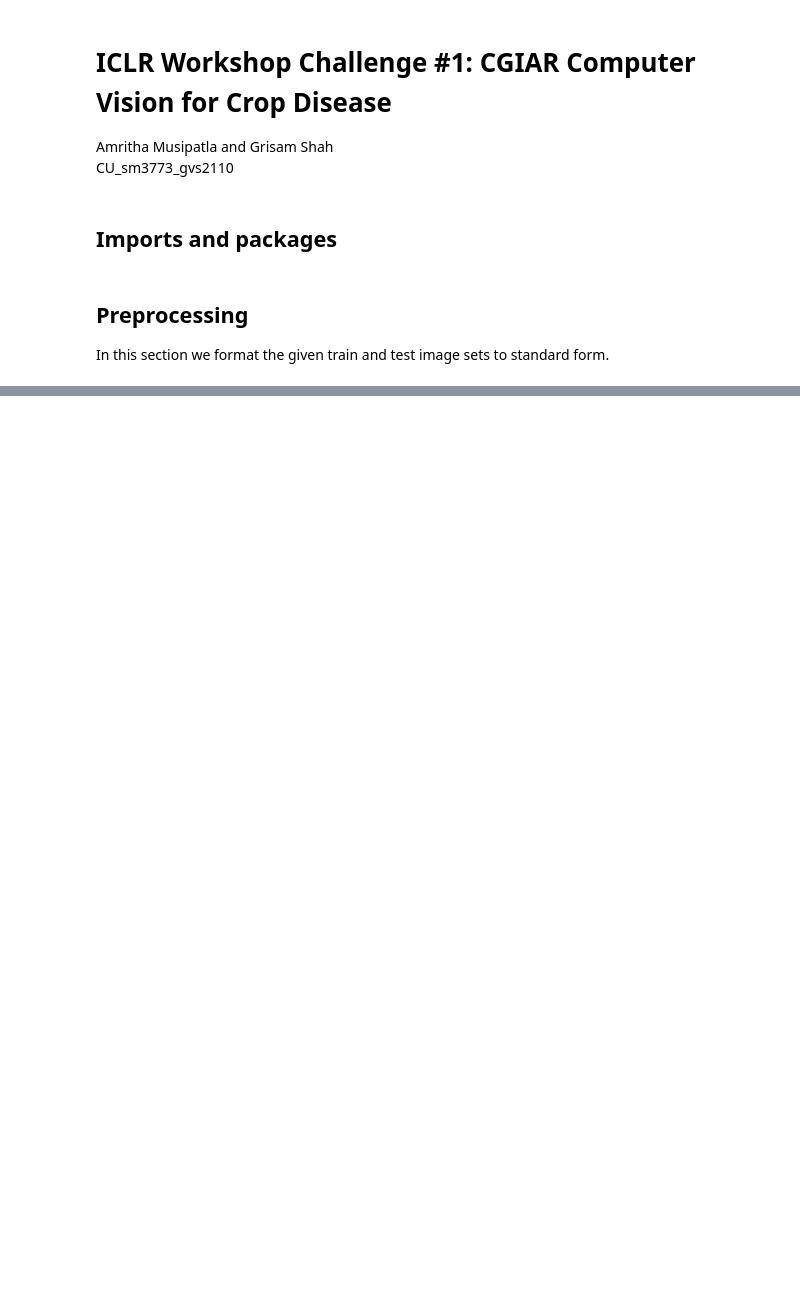
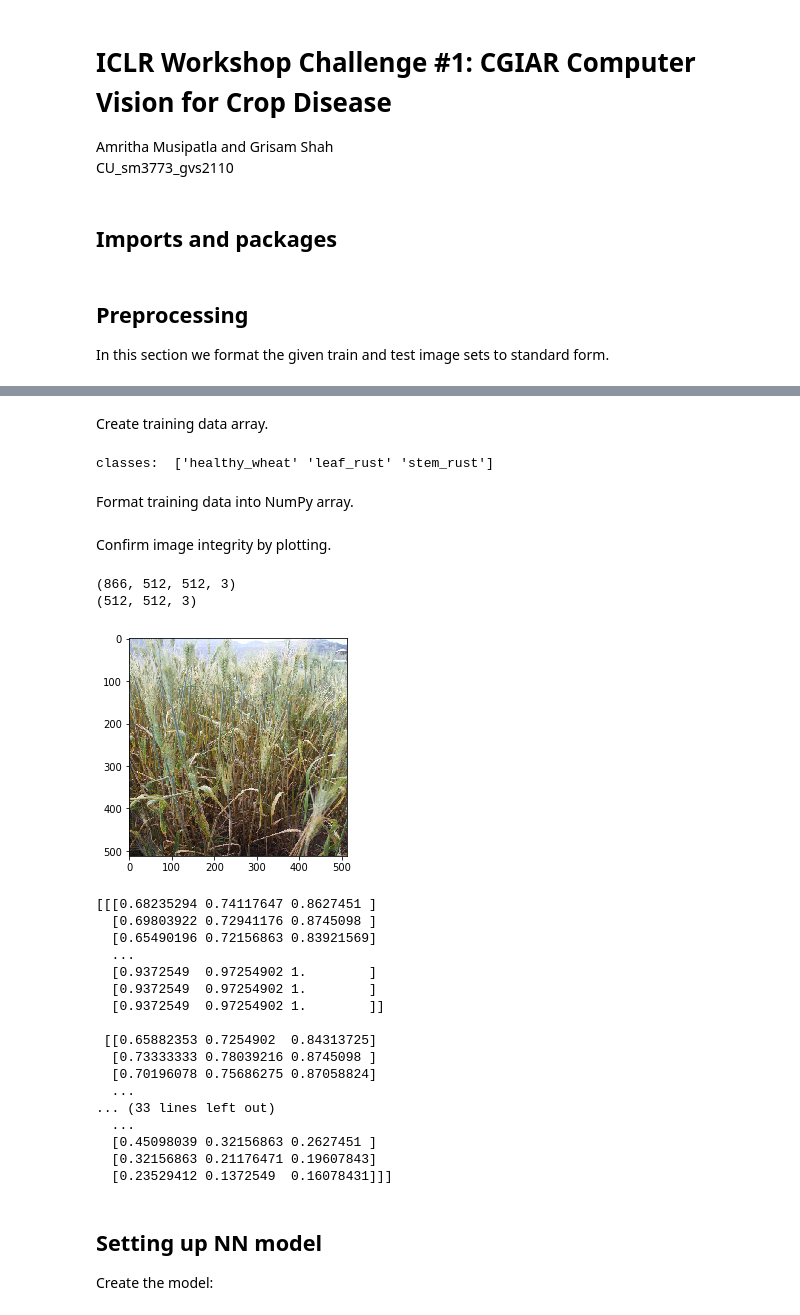
Before and after one commit to a-musipatla/CU_sm3773_gvs2110---CV-for-Crop-Disease, a Jupyter notebook: crop_disease.ipynb, the cells around one changed output, grey strips where cells are left out. Cells and saved outputs as stored; diff of their text form; code cells hidden in the pictures; blank space fills up the shorter version.

Commit message:
Add the initial keras model

```diff
--- a/crop_disease.ipynb
+++ b/crop_disease.ipynb
@@ -55,0 +66,71 @@ for subdir, dirs, ims in os.walk(test_dir):
+# %%
+def image_to_array(image_path, default_size):
+    try:
+        im = Image.open(image_path)
+        if im is not None:
+            out = im.resize(default_size)
+            return img_to_array(out)
+        else:
+            return np.array([])
+    except Exception as e:
+        print(f"Error : {e}")
+        return None
+# %% [markdown]
+Create training data array.
+# %%
+default_size = [512, 512]
+
+train_data = []
+train_labels = []
+for subdir, dirs, ims in os.walk(train_dir):
+    for im in ims:
+        if im.endswith(".jpg") or im.endswith(".JPG"):
+            im_path = subdir + os.sep + im
+            train_data.append(image_to_array(im_path, default_size))
+            train_labels.append(subdir.split(os.sep)[-1])
+
+# One hot encoding labels
+label_binarizer = LabelBinarizer()
+train_labels = label_binarizer.fit_transform(train_labels)
+n_classes = len(label_binarizer.classes_)
+print("classes: ", label_binarizer.classes_)
+# %% [output]
+classes:  ['healthy_wheat' 'leaf_rust' 'stem_rust']
+# %% [markdown]
+Format training data into NumPy array.
+# %%
+np_train_data = np.array(train_data, dtype=np.float64) / 255.0
+# %% [markdown]
+Confirm image integrity by plotting.
+# %%
+print(np_train_data.shape)
+print(np_train_data[5].shape)
+
+plt.imshow(np_train_data[5])
+plt.show()
+print(np_train_data[5])
+# %% [output]
+(866, 512, 512, 3)
+(512, 512, 3)
+[figure, added]
+[[[0.68235294 0.74117647 0.8627451 ]
+  [0.69803922 0.72941176 0.8745098 ]
+  [0.65490196 0.72156863 0.83921569]
+  ...
+  [0.9372549  0.97254902 1.        ]
+  [0.9372549  0.97254902 1.        ]
+  [0.9372549  0.97254902 1.        ]]
+
+ [[0.65882353 0.7254902  0.84313725]
+  [0.73333333 0.78039216 0.8745098 ]
+  [0.70196078 0.75686275 0.87058824]
+  ...
+... (33 lines left out)
+  ...
+  [0.45098039 0.32156863 0.2627451 ]
+  [0.32156863 0.21176471 0.19607843]
+  [0.23529412 0.1372549  0.16078431]]]
+# %% [markdown]
+## Setting up NN model
+
+Create the model:
```
Also changed, not shown: parts of 15 cells of this notebook.
